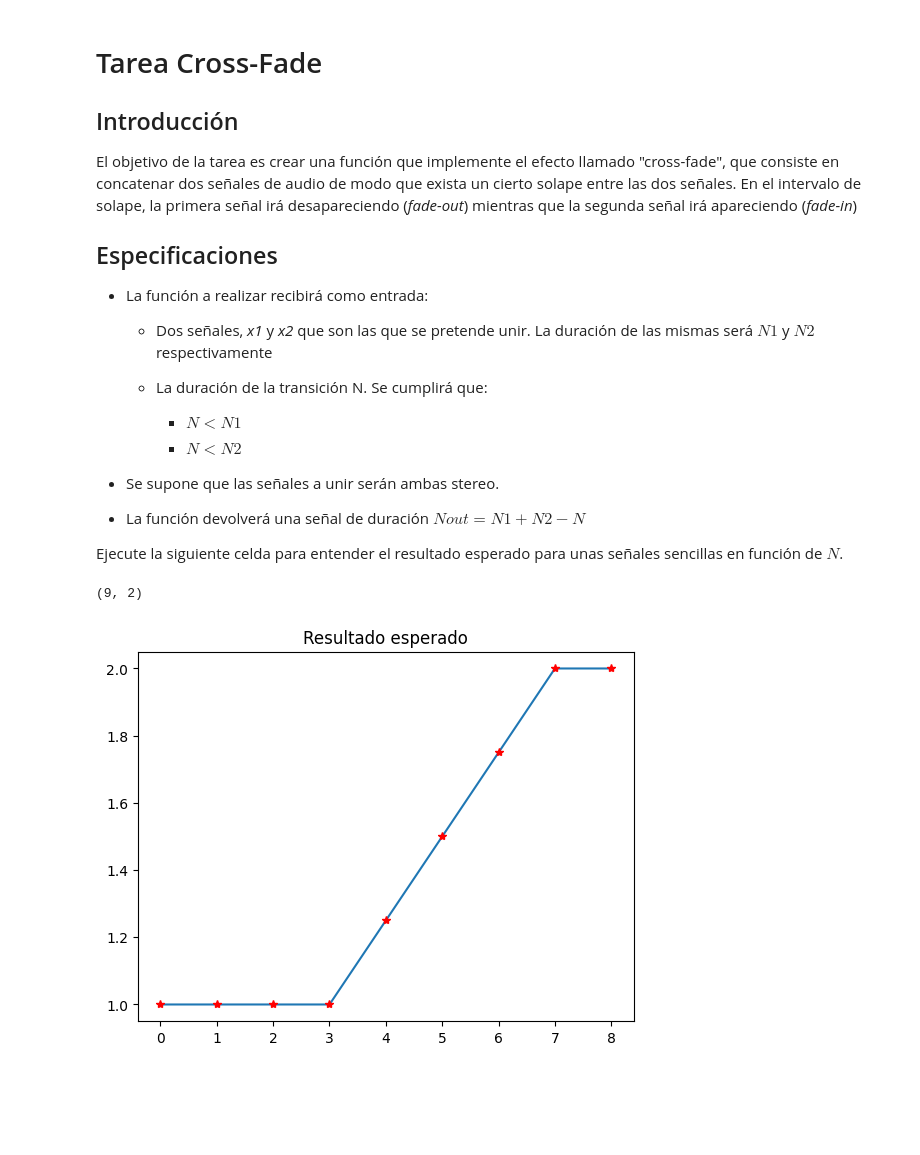
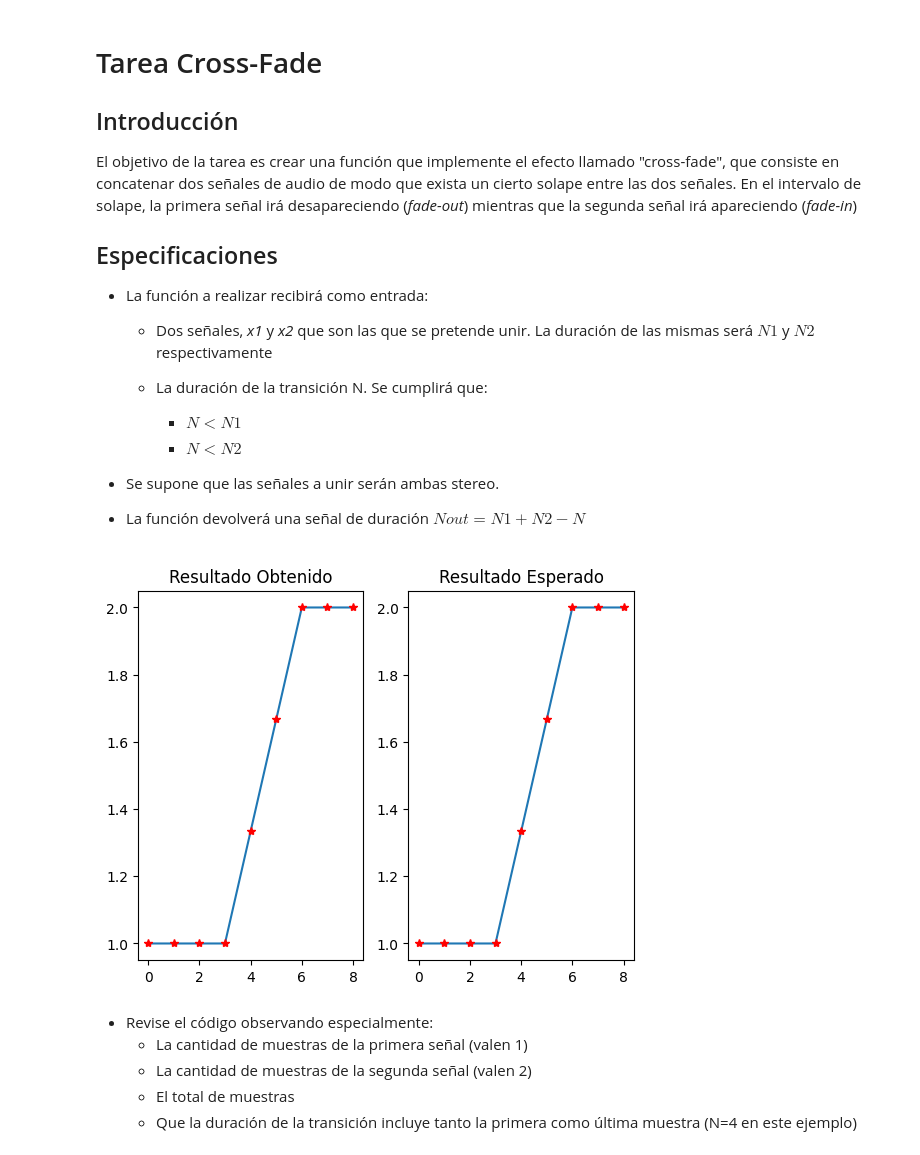
Before and after one commit to aalbiol/ss-jupyterhub, a Jupyter notebook: source/autonomos-crossfade/crossfade.ipynb, the cells around one changed output. Saved outputs shown, nothing was run; the diff lists cells and outputs as text; code cells hidden in the pictures; blank space fills up the shorter version.

```diff
--- a/source/autonomos-crossfade/crossfade.ipynb
+++ b/source/autonomos-crossfade/crossfade.ipynb
@@ -21,28 +22,6 @@ El objetivo de la tarea es crear una función que implemente el efecto llamado "
 * Se supone que las señales a unir serán ambas stereo.
 
 * La función devolverá una señal de duración $Nout = N1 + N2 - N$
-
-Ejecute la siguiente celda para entender el resultado esperado para unas señales sencillas en función de $N$.
-# %%
-x1=np.ones((7,2)) # Señal de duracion 7 con muestras de valor 1
-x2=2*np.ones((5,2)) # Señal stereo de duracion 5 con muestras de valor 2
-N=3 # Duración de la transición
-resultado_esperado=np.array([[1,1],
-[1,1],
-[1,1],
-[1,1],
-[1.25, 1.25],
-[1.5 ,1.5 ],
-[1.75, 1.75],
-[2, 2],
- [2,2]])
-print(resultado_esperado.shape)
-_=plt.plot(resultado_esperado[:,0])
-_=plt.plot(resultado_esperado[:,0],'*r')
-_=plt.title("Resultado esperado")
-# %% [output]
-(9, 2)
-[figure, removed]
 # %%
 def cross_fade(x1,x2,N):
 
@@ -59,23 +38,47 @@ def cross_fade(x1,x2,N):
     assert N2>N
 
     ### BEGIN SOLUTION
-    rampin=np.linspace(0,1,N+2)
-    rampin=rampin[1:-1]
-    rampout=np.linspace(1,0,N+2)
-    rampout=rampout[1:-1]
+    rampin=np.linspace(0.0,1.0,N)
+    rampout=np.linspace(1.0,0.0,N)
 
     rampin=np.expand_dims(rampin,1)
     rampout=np.expand_dims(rampout,1)
 
-    out=np.zeros((N1+N2-N,2))
-    out[:N1-N,:]=x1[:N1-N,:]
-    out[-(N2-N):,:]=x2[-(N2-N):,:]
+    ini1=x1[:-N,:]
     fin1=x1[-N:,:]
     ini2=x2[:N,:]
+    fin2=x2[N:,:]
     centro=fin1*rampout+ini2*rampin
-    out[N1-N:N1,:]=centro
-
+    out=np.concatenate((ini1,centro,fin2),axis=0)
     return out
     ### END SOLUTION
+# %%
+#Celda para verificar si el código es correcto
+x1=np.ones((7,2)) # Señal que es todo unos
+x2=2*np.ones((6,2)) # Señal que es todo doses
+N=4 # Duración de la transicion
+
+out=cross_fade(x1,x2,N) # Llamada a la función
+
+############## Gráficas para comparar #####
+_=plt.subplot(121)
+_=plt.plot(out[:,0])
+_=plt.plot(out[:,0],'*r')
+_=plt.title('Resultado Obtenido')
+
+# Cargar y representar el resultado esperado para comparar
+_=plt.subplot(122)
+esperado=np.load("res_esperado.npy")
+_=plt.plot(esperado[:,0])
+_=plt.plot(esperado[:,0],'*r')
+_=plt.title('Resultado Esperado')
+# %% [output]
+[figure, added]
+# %% [markdown]
+* Revise el código observando especialmente:
+    * La cantidad de muestras de la primera señal (valen 1)
+    * La cantidad de muestras de la segunda señal (valen 2)
+    * El total de muestras
+    * Que la duración de la transición incluye tanto la primera como última muestra (N=4 en este ejemplo)
 # %%
 #Celda para verificar si el código es correcto
```
Also changed, not shown: parts of 11 cells of this notebook, 33 other files.
